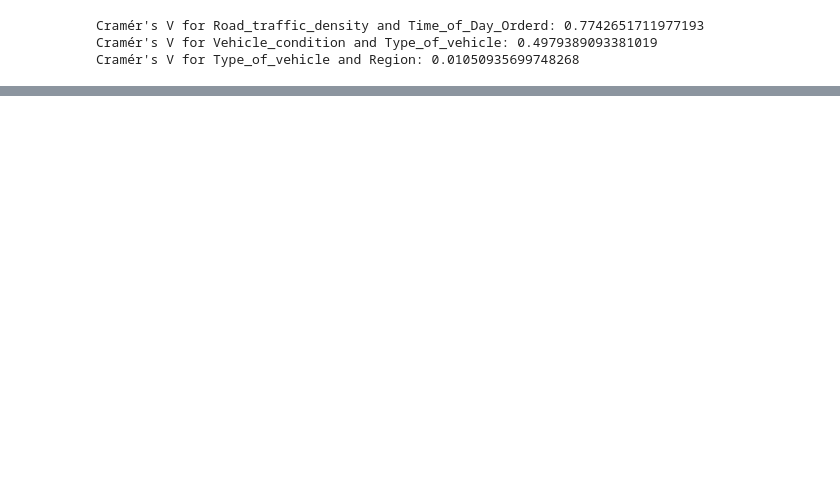
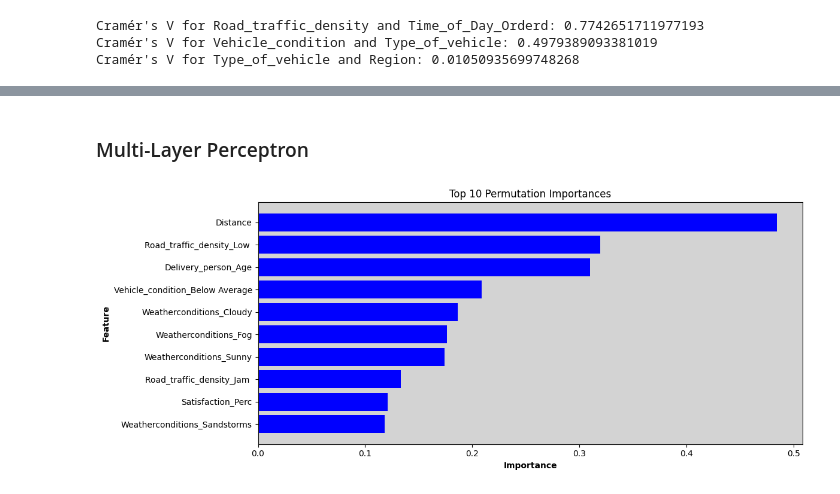
Before and after one commit to mevin-singh/Portfolio-Projects, a Jupyter notebook: Python/Delivery Duration Prediction/Delivery Duration.ipynb, the cells around one changed output, grey strips where cells are left out. Drawn from its saved outputs; the diff is of its cells as text; code cells hidden in the pictures; blank space fills up the shorter version.

```diff
--- a/Python/Delivery Duration Prediction/Delivery Duration.ipynb
+++ b/Python/Delivery Duration Prediction/Delivery Duration.ipynb
@@ -315,0 +692,3 @@ ordinal_variables = ['Road_traffic_density', 'Vehicle_condition', 'Time_of_Day_O
+# %%
+# creating pipeline
+pipeline_nn = Pipeline([("transformer", transformer_nn), ("neural_network", nn)])
@@ -315,0 +711,17 @@ ordinal_variables = ['Road_traffic_density', 'Vehicle_condition', 'Time_of_Day_O
+# %%
+# hyperparameter tuning
+grid_nn = {
+    'neural_network__hidden_layer_sizes': [(8,8,8), (10,10,10), (15,15,15), (10,10,10,10)],
+    'neural_network__activation': ['relu', 'tanh', 'logistic'],
+    'neural_network__alpha': [0.0001, 0.01, 0.05, 0.1],
+    'neural_network__learning_rate': ['constant', 'adaptive', 'invscaling']
+}
+
+nn_gs = GridSearchCV(estimator = pipeline_nn,
+                     param_grid = grid_nn,
+                     cv = 5,
+                     n_jobs = -1,
+                     return_train_score = True,
+                     scoring = 'r2')
+
+nn_gs.fit(X_train, y_train)
@@ -315,0 +767,9 @@ ordinal_variables = ['Road_traffic_density', 'Vehicle_condition', 'Time_of_Day_O
+# %%
+# fitting the best model
+best_params_nn = {key.replace('neural_network__', ''): value for key, value in nn_gs.best_params_.items()}
+
+nn_reg = MLPRegressor(**best_params_nn,
+                      max_iter = 25000,
+                      random_state = 100)
+
+nn_reg.fit(X_train_encoded_nn, y_train)
@@ -315,0 +845,20 @@ ordinal_variables = ['Road_traffic_density', 'Vehicle_condition', 'Time_of_Day_O
+# %% [markdown]
+### Multi-Layer Perceptron
+# %%
+# plot feature importance
+result = permutation_importance(nn_reg, X_test_encoded_nn, y_test, n_repeats = 10, random_state = 100)
+
+# Plot the feature importances
+fig, ax = plt.subplots(figsize=(12, 5))
+sorted_idx = result.importances_mean.argsort()[-10:]
+ax.barh(X_test_encoded_nn.columns[sorted_idx], result.importances_mean[sorted_idx], color='blue')
+ax.set_title("Top 10 Permutation Importances")
+ax.set_facecolor('lightgrey')
+ax.set_xlabel('Importance', fontweight = 'bold')
+ax.set_ylabel('Feature', fontweight = 'bold')
+ax.set_yticks(range(10))
+ax.set_yticklabels(X_test_encoded_nn.columns[sorted_idx], fontsize=10)
+fig.tight_layout()
+plt.show()
+# %% [output]
+[figure, added]
```
Also changed, not shown: parts of 57 cells of this notebook.
